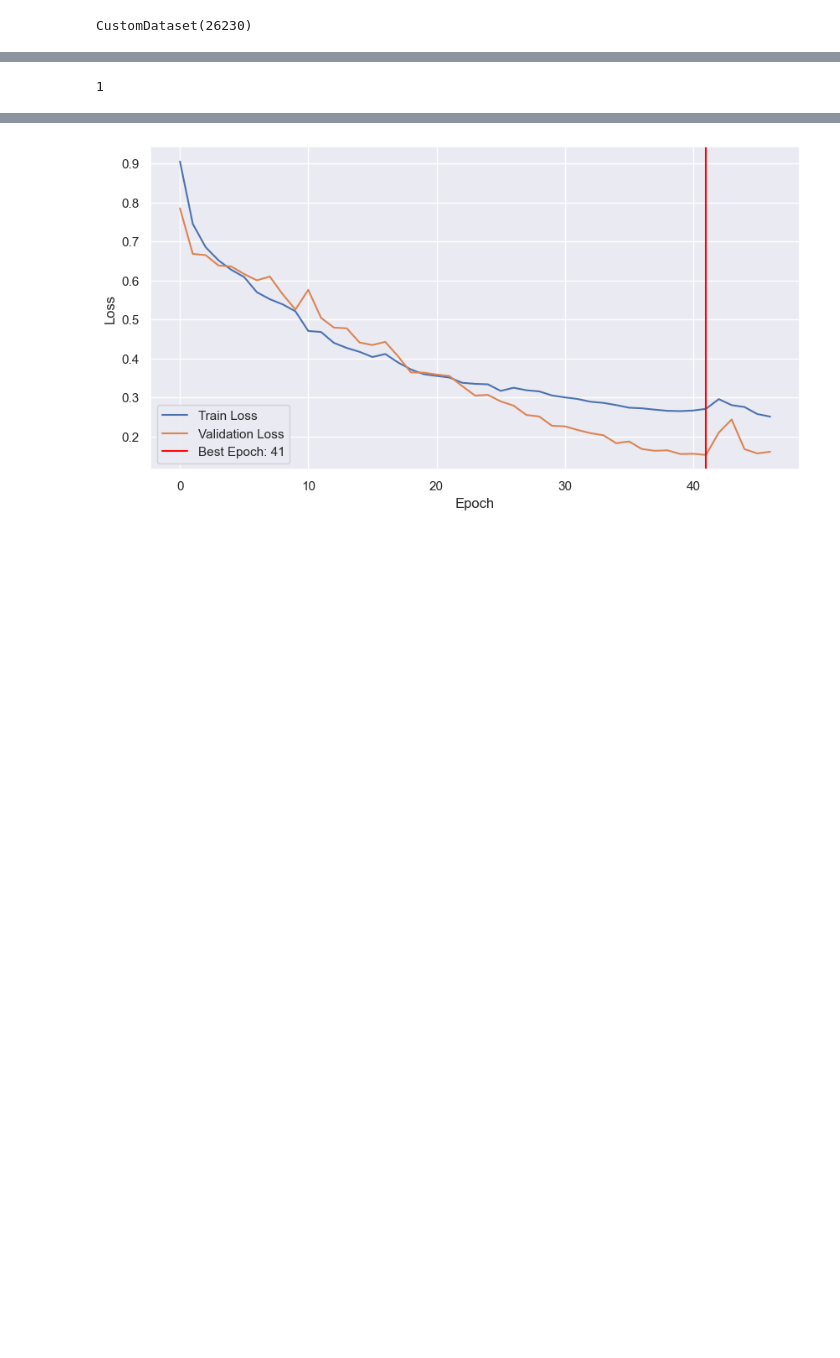
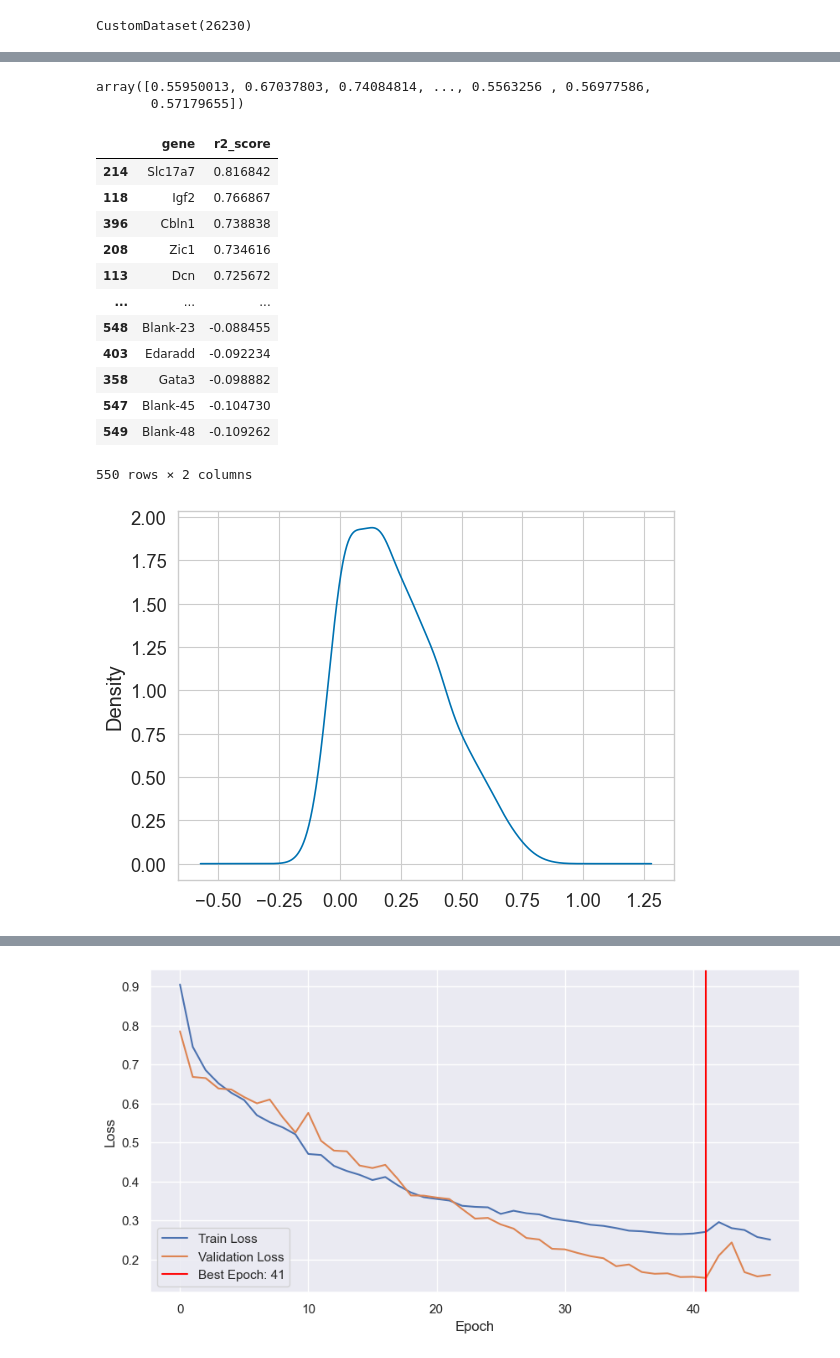
Before and after one commit to theislab/spatial_atlas_ssl, a Jupyter notebook: notebooks/graph_model.ipynb, the cells around one changed output, grey strips where cells are left out. Cells and saved outputs as stored; diff of their text form; code cells hidden in the pictures; blank space fills up the shorter version.

```diff
--- a/notebooks/graph_model.ipynb
+++ b/notebooks/graph_model.ipynb
@@ -158,6 +145,3 @@ train_data, val_data, test_data = random_split(loader.dataset, [train_size, val_
 train_loader = DataLoader(train_data, batch_size=32, shuffle=True)
 val_loader = DataLoader(val_data, batch_size=32, shuffle=False)
 test_loader = DataLoader(test_data, batch_size=32, shuffle=False)
-# %%
-for data in loader:
-    print(data)
@@ -326,4 +307,6 @@ for epoch in range(num_epochs):
 # %%
+from tqdm.auto import tqdm
+
 # Testing phase
 model.eval()
 total_test_loss = 0
@@ -333,9 +316,9 @@ test_celltypes_list = []
 
 per_celltype = {}
 
-for data in test_loader:
+for data in tqdm(test_loader):
     data = data.to(device)
-    print(data)
+    #print(data)
     with torch.no_grad():
         outputs = model(data.x.float(), data.edge_index.long())
         loss = criterion(outputs[~data.mask], data.y.float())
@@ -354,4 +336,45 @@ Test loss: 0.3549, test r2: 0.2641
-# %%
-len(test_celltypes_list)
-# %% [output]
-1
+# %%
+import numpy as np
+
+np.concatenate(test_celltypes_list)#.flatten()
+#torch.cat(test_targets_list).cpu().detach().numpy()
+#torch.cat(test_outputs_list).cpu().detach().numpy()
+r2_score(np.transpose(torch.cat(test_targets_list).cpu().detach().numpy()), np.transpose(torch.cat(test_outputs_list).cpu().detach().numpy()), multioutput='raw_values')
+# %% [output]
+array([0.55950013, 0.67037803, 0.74084814, ..., 0.5563256 , 0.56977586,
+       0.57179655])
+# %%
+import pandas as pd
+
+preds_test_per_cell = pd.DataFrame({'celltype': np.concatenate(test_celltypes_list).flatten(), 'r2_score': r2_score(np.transpose(torch.cat(test_targets_list).cpu().detach().numpy()), np.transpose(torch.cat(test_outputs_list).cpu().detach().numpy()), multioutput='raw_values')})
+
+preds_test_per_gene = pd.DataFrame({'gene': adata.var_names, 'r2_score': r2_score(torch.cat(test_targets_list).cpu().detach().numpy(), torch.cat(test_outputs_list).cpu().detach().numpy(), multioutput='raw_values')})
+# %%
+preds_test_per_gene
+
+# plot r2 score distribution per gene, histogram
+# density plot
+preds_test_per_gene.r2_score.plot.kde()
+#preds_test_per_gene.r2_score.plot.hist(bins=20, alpha=0.8)
+
+# plot r2 score distribution per celltype, histogram
+#preds_test_per_cell.r2_score.plot.hist(bins=10, alpha=0.8)
+
+# sort by r2 score
+preds_test_per_gene.sort_values(by='r2_score', ascending=False, inplace=True)
+preds_test_per_gene
+# %% [output]
+|  | gene | r2_score |
+| 214 | Slc17a7 | 0.816842 |
+| 118 | Igf2 | 0.766867 |
+| 396 | Cbln1 | 0.738838 |
+| 208 | Zic1 | 0.734616 |
+| 113 | Dcn | 0.725672 |
+| ... | ... | ... |
+| 548 | Blank-23 | -0.088455 |
+| 403 | Edaradd | -0.092234 |
+| 358 | Gata3 | -0.098882 |
+| 547 | Blank-45 | -0.104730 |
+| 549 | Blank-48 | -0.109262 |
+550 rows × 2 columns
+[figure, added]
```
Also changed, not shown: parts of 11 cells of this notebook, 4 other files.
